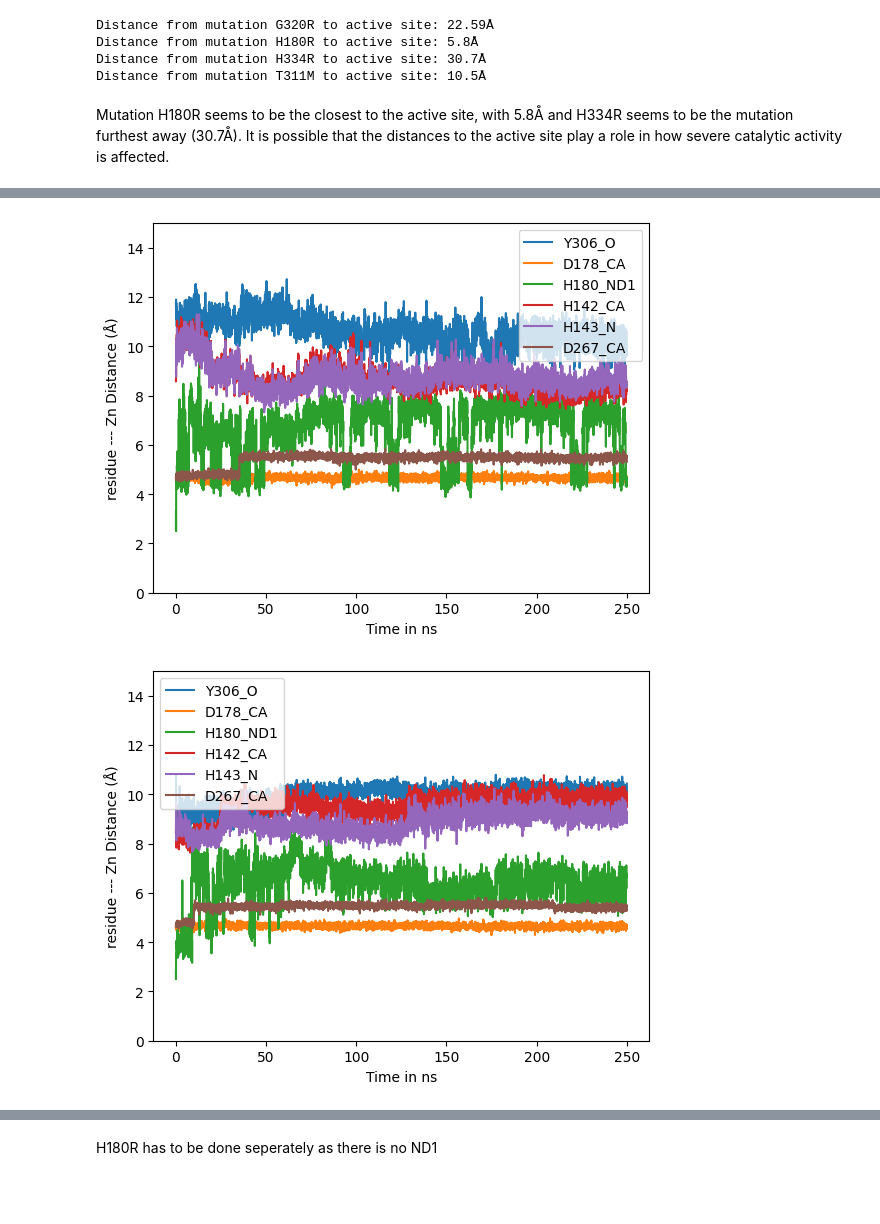
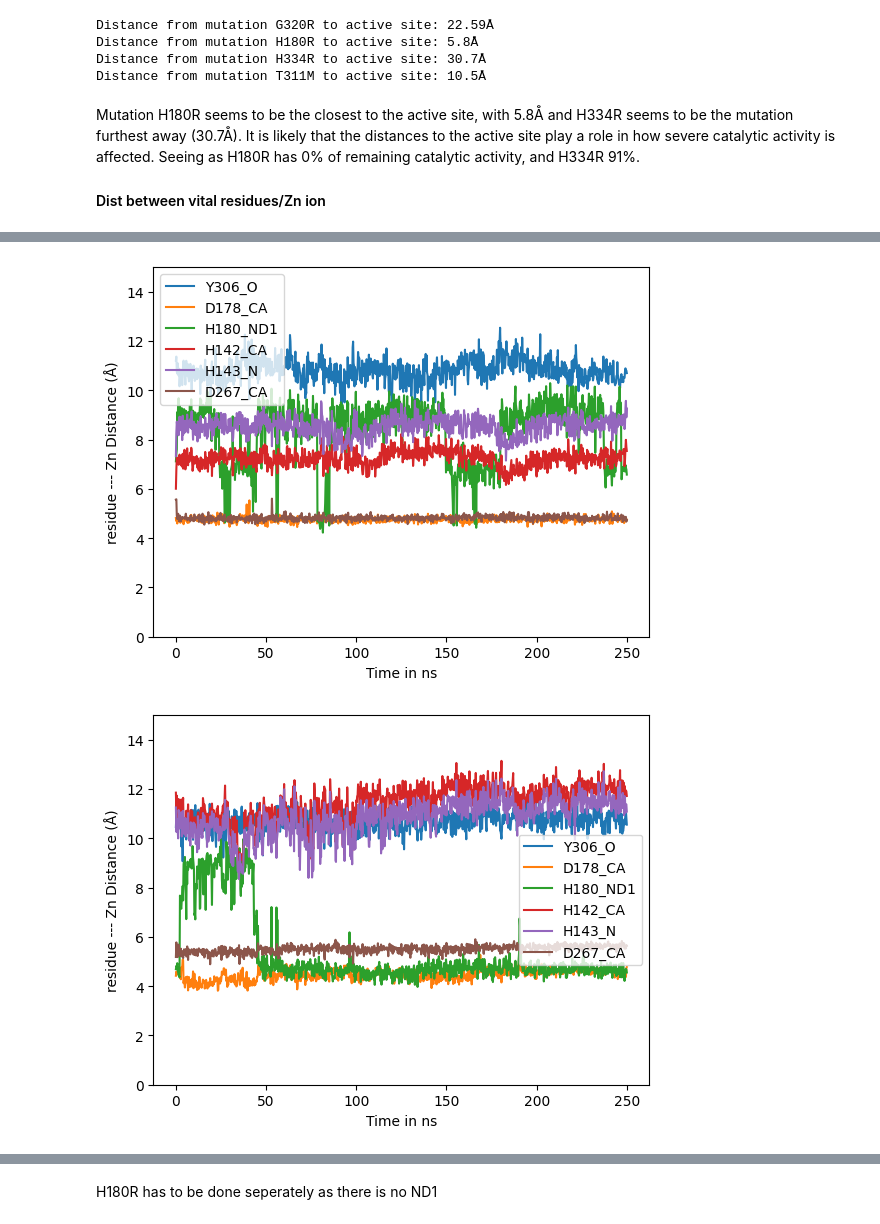
Before and after one commit to YamilaTimmer/molecular-dynamics-HDAC8, a Jupyter notebook: molecular-dynamics-HDAC8.ipynb, the cells around one changed output, grey strips where cells are left out. Cells and saved outputs as stored; diff of their text form; code cells hidden in the pictures; blank space fills up the shorter version.

```diff
--- a/molecular-dynamics-HDAC8.ipynb
+++ b/molecular-dynamics-HDAC8.ipynb
@@ -533,7 +548,9 @@ Distance from mutation H180R to active site: 5.8Å
 Distance from mutation H334R to active site: 30.7Å
 Distance from mutation T311M to active site: 10.5Å
 # %% [markdown]
-Mutation H180R seems to be the closest to the active site, with 5.8Å and H334R seems to be the mutation furthest away (30.7Å). It is possible that the distances to the active site play a role in how severe catalytic activity is affected.
+Mutation H180R seems to be the closest to the active site, with 5.8Å and H334R seems to be the mutation furthest away (30.7Å). It is likely that the distances to the active site play a role in how severe catalytic activity is affected. Seeing as H180R has 0% of remaining catalytic activity, and H334R 91%.
+
+#### Dist between vital residues/Zn ion
 # %%
 # Calculate dist between any resid and Zn2+ ion, based on center of mass
 def calculate_dist(universe, resid):
@@ -572,6 +589,6 @@ def residue_zn_dist(variant):
     plt.legend()
     plt.show()
 
-for variant in [WT, G320R, H334R, T311M]:
+for variant in [WT_0, G320R_0, H334R_0, T311M_0]:
     residue_zn_dist(variant)
 # %% [output]
@@ -579,2 +596,2 @@ for variant in [WT, G320R, H334R, T311M]:
-[figure, old version]
+[figure, new version]
-[figure, old version]
+[figure, new version]
```
Also changed, not shown: parts of 23 cells of this notebook.
